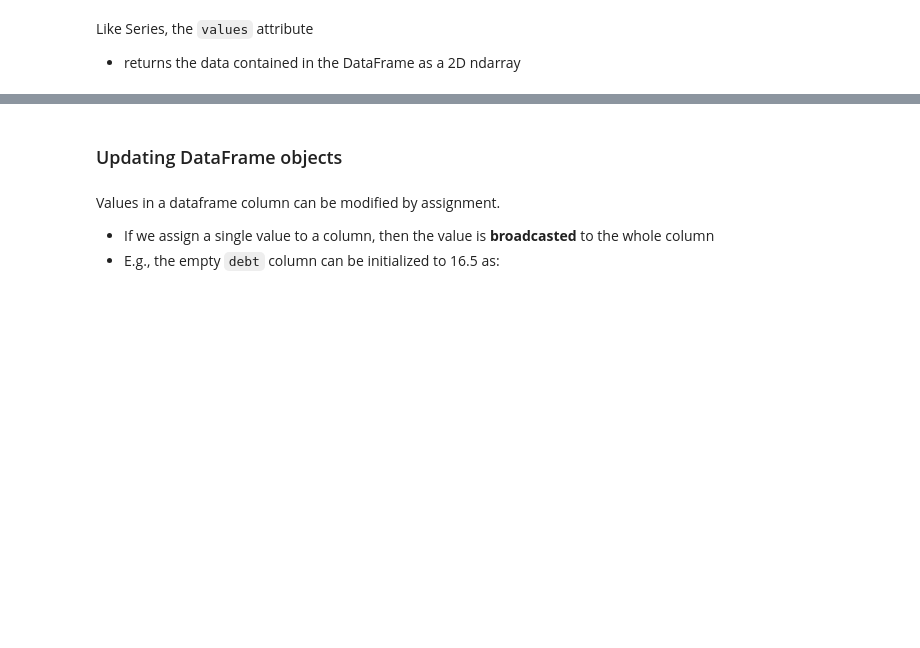
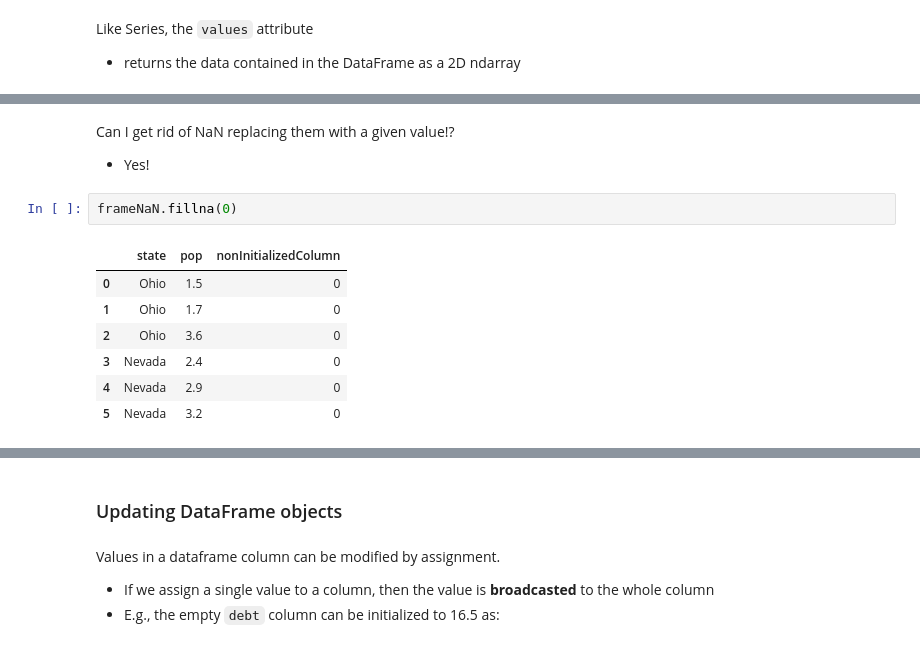
Before and after one commit to EMbeDS-education/IPDPP-GSSI-20212022, a Jupyter notebook: jupyter/jupyterNotebooks/Part1_NumPy_Pandas.ipynb, the cells around one changed output, grey strips where cells are left out. Cells and saved outputs as stored; diff of their text form; blank space fills up the shorter version.

```diff
--- a/jupyter/jupyterNotebooks/Part1_NumPy_Pandas.ipynb
+++ b/jupyter/jupyterNotebooks/Part1_NumPy_Pandas.ipynb
@@ -1240,0 +1441,13 @@ frame3.fillna(1)
+# %% [markdown]
+Can I get rid of NaN replacing them with a given value!?
+   - Yes!
+# %%
+frameNaN.fillna(0)
+# %% [output]
+|  | state | pop | nonInitializedColumn |
+| 0 | Ohio | 1.5 | 0 |
+| 1 | Ohio | 1.7 | 0 |
+| 2 | Ohio | 3.6 | 0 |
+| 3 | Nevada | 2.4 | 0 |
+| 4 | Nevada | 2.9 | 0 |
+| 5 | Nevada | 3.2 | 0 |
```
Also changed, not shown: parts of 117 cells of this notebook.
